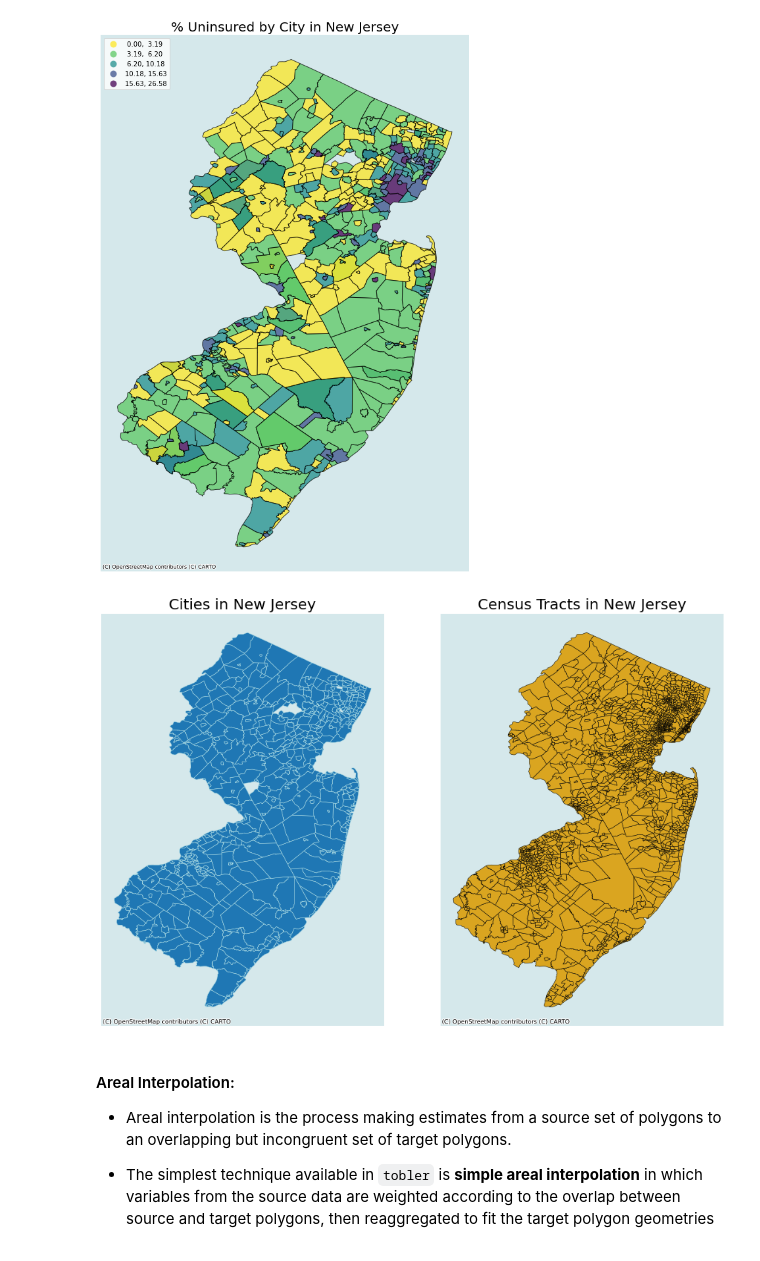
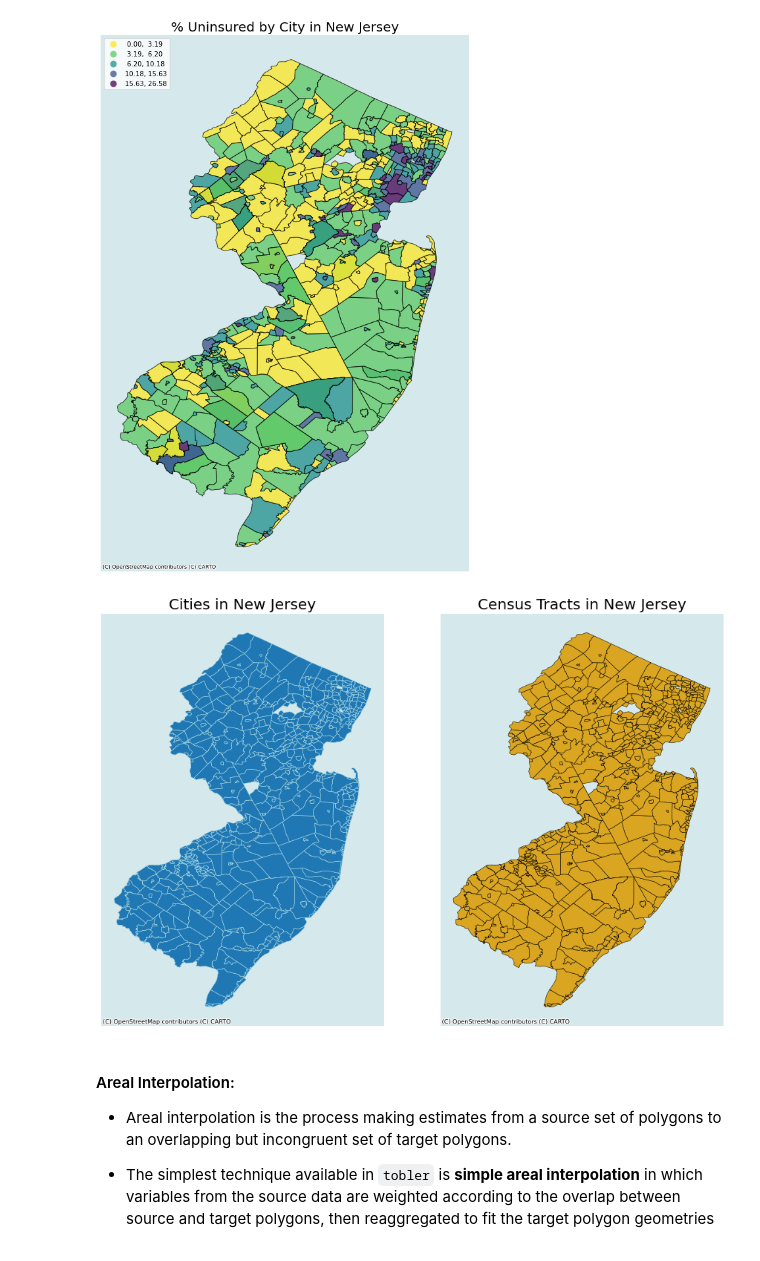
Before and after one commit to Myself1214/Pushing-P-Breakers, a Jupyter notebook: Code/Spatial_Area_Interpolation_Model.ipynb, the cells around one changed output. Drawn from its saved outputs; the diff is of its cells as text; code cells hidden in the pictures.

Commit message:
Updated model to read from sql database

```diff
--- a/Code/Spatial_Area_Interpolation_Model.ipynb
+++ b/Code/Spatial_Area_Interpolation_Model.ipynb
@@ -55 +17,32 @@ FIPS = pd.read_csv('../Datasets/NJ_FIPS_codes.csv', header=None)
+# %%
+database = 'Pushing-P-DB'
+table1 = 'dbo.NJ_Cities'
+table2 = 'dbo.NJ_Census_Tracts'
+user = 'pushing_p'
+password  = 't3stP@ssword'
+server = 'gen10-data-fundamentals-22-02-sql-server.database.windows.net'
+
+
+# Retrieve Training Data for Geographically Weighted Regression Model
+conn = pymssql.connect(server, user, password, database)
+
+# Query select all rows from SQL tables to insert into their respective DataFrames
+query1 = f'SELECT * FROM {table1}'
+query2 = f'SELECT * FROM {table2}'
+df = pd.read_sql(query1, conn)
+tract_info = pd.read_sql(query1, conn)
+
+# Function convert hex string to polygon objects
+def convert_to_polygon(hex):
+    return wkb.loads(hex, hex=True)
+df['geometry'] = df['geometry'].apply(convert_to_polygon)
+tract_info['geometry'] = tract_info['geometry'].apply(convert_to_polygon)
+
+# Convert from pandas to geopandas dataframes
+df = gpd.GeoDataFrame(df, geometry=df['geometry'], crs = 'epsg:4269')
+tract_info = gpd.GeoDataFrame(tract_info, geometry=tract_info['geometry'], crs = 'epsg:4269')
+
+# Add % Uninsured Column
+df['% Uninsured'] = df['Uninsured Population']/df['City Population']*100
+tract_info['% Uninsured'] = tract_info['Uninsured Population']/tract_info['City Population']*100
 # %%
@@ -163,10 +57,0 @@ master_table.head()
-# %%
-# Merge Geodata with Master_table
-df = master_table.merge(merge[['City','geometry']],how='inner',on=['City'])
-
-# Convert to Geodataframe
-df = gpd.GeoDataFrame(df, geometry=df['geometry'])
-
-# Add % Uninsured Column
-df['% Uninsured'] = df['Uninsured Population']/df['City Population']*100
-df.head()
@@ -284,30 +91,30 @@ contextily.add_basemap(
 plt.title('% Uninsured by City in New Jersey', fontsize=20)
 ax.set_axis_off();
 # %% [output]
-[figure, old version]
+[figure, new version]
 # %%
 fig, ax = plt.subplots(1,2, figsize=(15,20))
 
 df.plot(ax=ax[0], edgecolor = 'powderblue', linewidth = 0.5)
-tract.plot(ax=ax[1], color = 'goldenrod',edgecolor = 'black', linewidth = 0.5)
+tract_info.plot(ax=ax[1], color = 'goldenrod',edgecolor = 'black', linewidth = 0.5)
 
 
 # Add basemap
 contextily.add_basemap(
     ax[0],
     source=contextily.providers.CartoDB.Voyager,
 )
 
 contextily.add_basemap(
     ax[1],
     source=contextily.providers.CartoDB.Voyager
 )
 ax[0].set_title('Cities in New Jersey', fontsize=20)
 ax[1].set_title('Census Tracts in New Jersey', fontsize=20)
 ax[0].axis('off')
 ax[1].axis('off');
 # %% [output]
-[figure, old version]
+[figure, new version]
 # %% [markdown]
 #### Areal Interpolation:
 - Areal interpolation is the process making estimates from a source set of polygons to an overlapping but incongruent set of target polygons.
```
Also changed, not shown: parts of 25 cells of this notebook.
